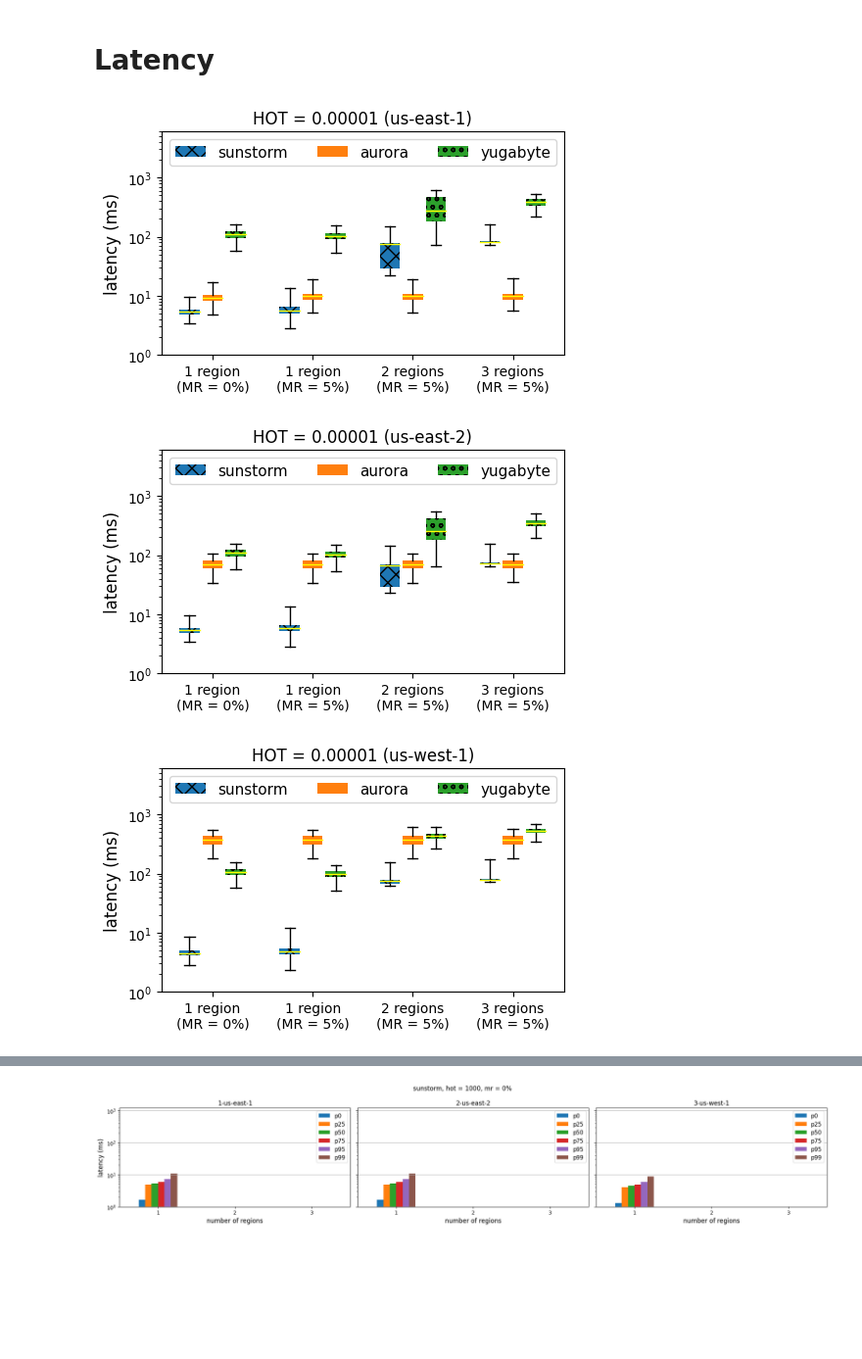
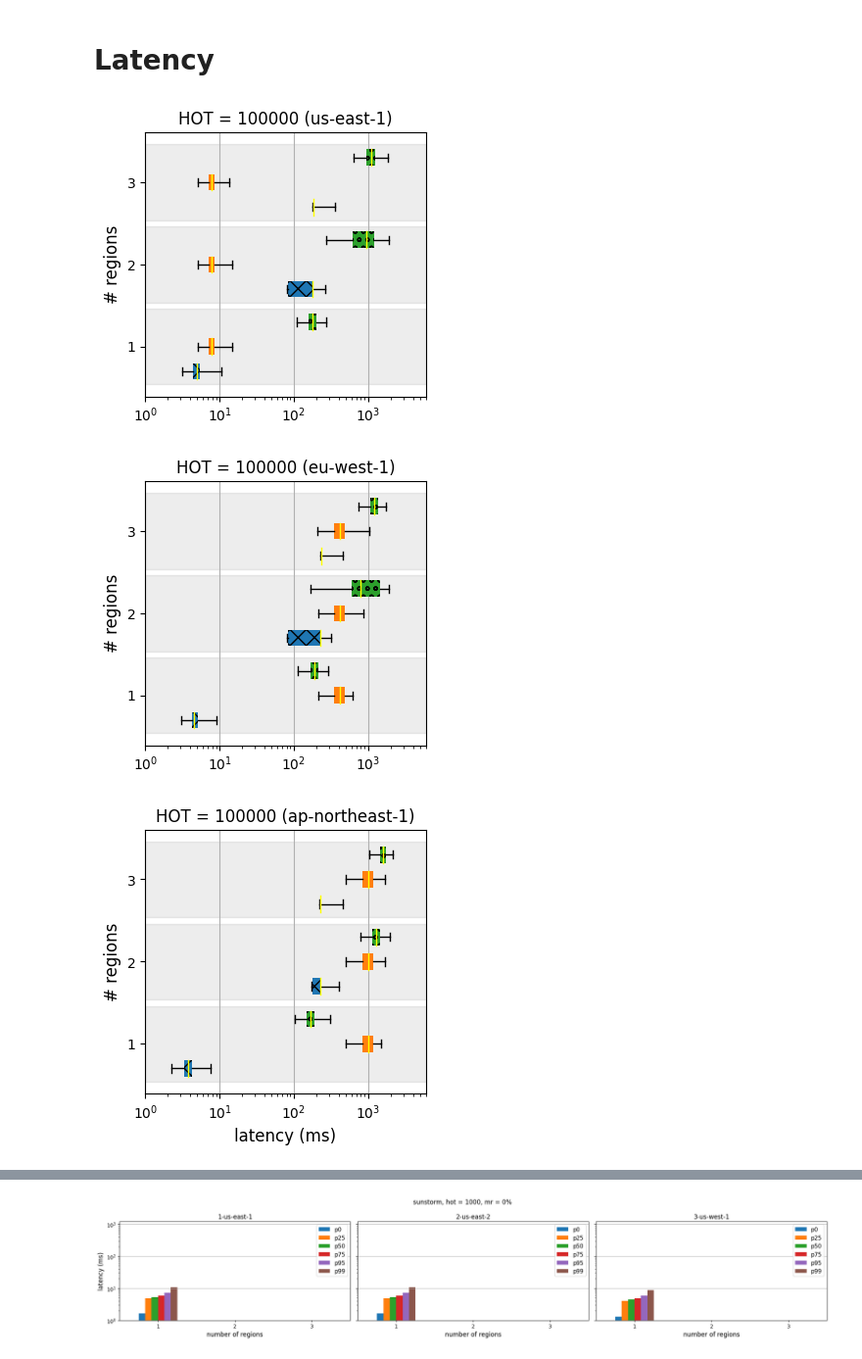
Before and after one commit to ctring/sunstorm-analysis, a Jupyter notebook: ycsb.ipynb, the cells around one changed output, grey strips where cells are left out. Shown at 98% size. Cells and saved outputs as stored; diff of their text form; code cells hidden in the pictures; blank space fills up the shorter version.

```diff
--- a/ycsb.ipynb
+++ b/ycsb.ipynb
@@ -111,7 +114,7 @@ xticklabels = [0, 5, 10, 15, 50]
 legend_handles_labels = ([], [])
 abort_colors = ["r", "k", "c"]
 
-for hot in [1000000, 1000]:
+for hot in [100000, 1000]:
     fig, axes = plt.subplots(
         3, 1,
         figsize=(5, 4),
@@ -182,7 +185,8 @@ for hot in [1000000, 1000]:
     axes[2].margins(x=0.05)
     axes[2].set_xticks(xticks_hack)
     axes[2].set_xticklabels(xticklabels)
-    axes[2].set_xlabel("% multi-region transactions")
+    if hot == 1000:
+        axes[2].set_xlabel("% multi-region transactions")
     axes[2].invert_xaxis()
 
     plt.savefig(f"output/micro-throughput-hot{hot}.pdf", bbox_inches="tight")
@@ -217,16 +221,6 @@ fig.savefig("output/legend.pdf", bbox_inches="tight")
 # %%
 plt.rc('axes', labelsize=12)
 plt.rc('legend', fontsize=11)
-
-labels = [
-    "1 region\n(MR = 0%)",
-    "1 region\n(MR = 5%)",
-    "2 regions\n(MR = 5%)",
-    "3 regions\n(MR = 5%)",
-]
-ticks = np.arange(len(labels))
-
-width = 0.46
 
 def to_box(df, n):
     return {
@@ -238,55 +232,79 @@ def to_box(df, n):
         'fliers': []
     }
 
-legends = []
+labels = [
+    "1",
+    "2",
+    "3",
+]
+ticks = np.arange(len(labels))
+half_width = 0.45
+latency_legends = []
 patterns = ["xx", "", "oo"]
+sharex = None
 
 for hot in [100000, 1000]:
     hot_df = throughput_df[throughput_df.hot == hot]
-    hot_label = f"{1/hot:.5f}".rstrip("0")
-    for region in ["1-us-east-1", "2-us-east-2", "3-us-west-1"]:
+    # hot_label = f"{1/hot:.5f}".rstrip("0")
+    for region in ["1-us-east-1", "2-eu-west-1", "3-ap-northeast-1"]:
         region_df = hot_df[hot_df.region.str.startswith(region)]
 
-        fig, ax = plt.subplots(figsize=(5, 3.2))
+        fig, ax = plt.subplots(figsize=(3.7, 3.5), sharex=sharex)
+
+        if sharex is None:
+            sharex = ax
+
         for i, system in enumerate(SYSTEMS):
             system_df = region_df[region_df.system == system]
             boxes = [
-                to_box(system_df[system_df.mr == 0], 1),
                 to_box(system_df[system_df.mr == 5], 1),
                 to_box(system_df[system_df.mr == 5], 2),
                 to_box(system_df[system_df.mr == 5], 3),
             ]
             comps = ax.bxp(
                 boxes,
-                positions=ticks - width / 2 + i * width / (len(SYSTEMS) - 1),
+                positions=ticks - half_width + (i*2 + 1) * half_width / len(SYSTEMS),
+                vert=False,
                 showfliers=False,
                 manage_ticks=False,
                 patch_artist=True,
                 widths=0.2,
                 boxprops={
                     "facecolor": f"C{i}",
                     "linewidth": 0,
                     "hatch": patterns[i],
                 },
                 medianprops={
                     "color": "yellow",
                     "linewidth": 1,
                 },
             )
-            legends.append(comps["boxes"][0])
+            latency_legends.append(comps["boxes"][0])
 
-        ax.legend(legends, SYSTEMS, ncol=3)
+        # ax.legend(legends, SYSTEMS, ncol=3)
 
-        ax.set_xticks(labels=labels, ticks=ticks)
-        ax.set_yscale("log")
-        ax.set_ylim(1, 6000)
-        ax.set_ylabel("latency (ms)")
-        # ax.grid()
+        if hot == 100000:
+            ax.set_yticks(labels=labels, ticks=ticks)
+            ax.set_ylabel("# regions")
+        else:
+            ax.set_yticks(labels=[], ticks=ticks)
+            # ax.set_yticks(labels=[" " for _ in labels], ticks=ticks)
+            # ax.set_ylabel(" ")
 
-        ax.set_title(f"HOT = {hot_label} ({region[2:]})")
-        fig.tight_layout()
-        fig.savefig(f"output/micro-latency-{region[2:]}-hot{hot}.pdf", bbox_inches="tight")
+        if region == "3-ap-northeast-1":
+            ax.set_xlabel("latency (ms)")
+
+        ax.set_xscale("log")
+        ax.set_xlim(1, 6000)
+        ax.grid(axis="x")
+
+        for tick_pos in ticks:
+            ax.axhspan(tick_pos - 0.46, tick_pos + 0.46, color="black", alpha=0.07)
+
+        ax.set_title(f"HOT = {hot} ({region[2:]})")
+        # fig.tight_layout()
+        fig.savefig(f"output/micro-latency-{region[2:]}-hot{hot}.pdf", bbox_inches="tight", transparent=True)
 # %% [output]
-[figure, old version]
+[figure, new version]
-[figure, old version]
+[figure, new version]
-[figure, old version]
+[figure, new version]
```
Also changed, not shown: parts of 6 cells of this notebook, 1 other file.
